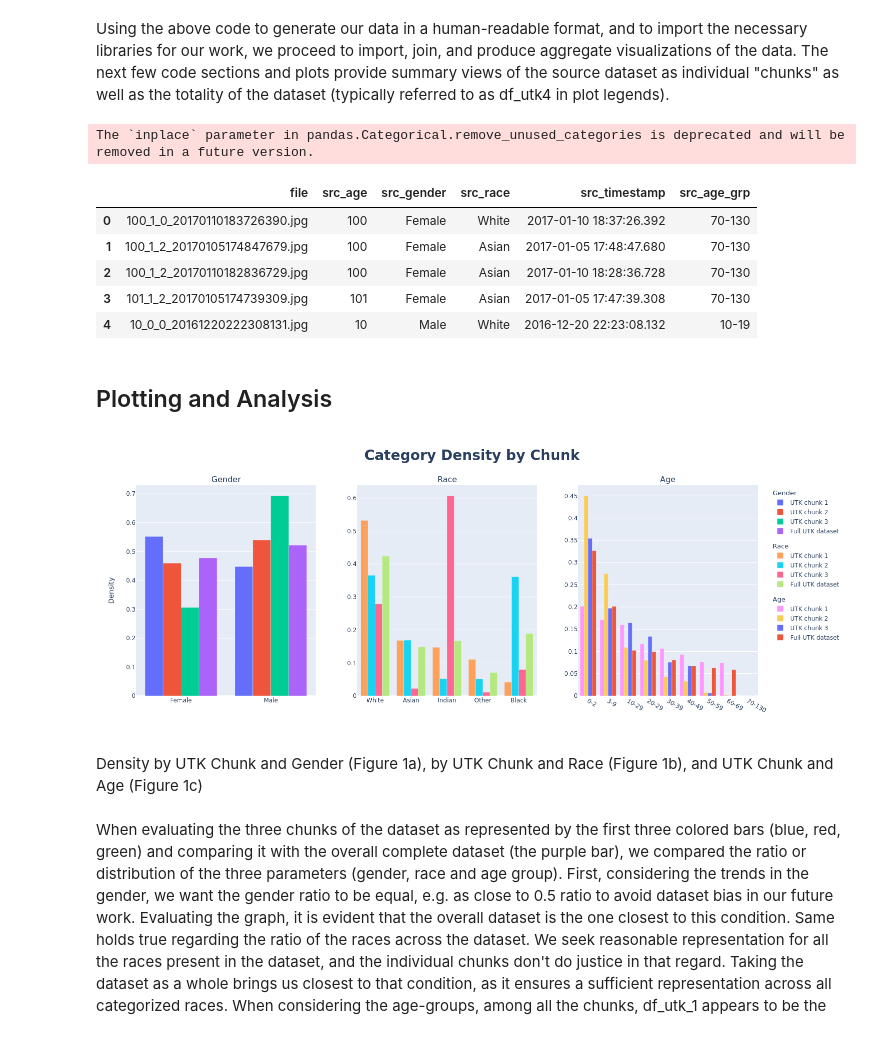
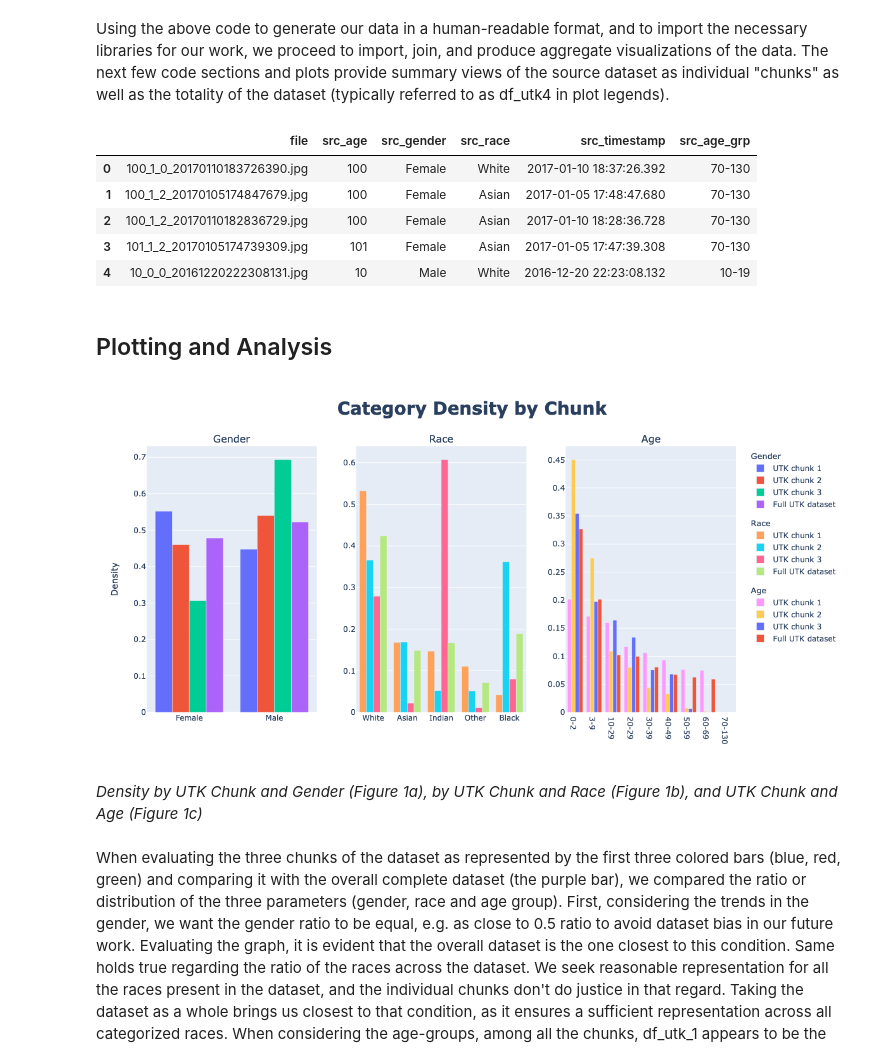
Before and after one commit to CUBoulder-DS/5301-5000-Final-Report, a Jupyter notebook: 5301_Final_Report.ipynb, the cells around one changed output. Cells and saved outputs as stored; diff of their text form; code cells hidden in the pictures.

Commit message:
More final version DTSC 5301 report

```diff
--- a/5301_Final_Report.ipynb
+++ b/5301_Final_Report.ipynb
@@ -142,8 +140,8 @@ for df in [df_utk_1, df_utk_2, df_utk_3]:
     # Remove rows with invalid data
     df.drop(df[(df["src_gender"] == "0") | (df["src_race"] == "0")].index, inplace=True)
     # Re-categorize the categories since the invalid "0" was removed
-    df["src_gender"].cat.remove_unused_categories(inplace=True)
-    df["src_race"].cat.remove_unused_categories(inplace=True)
+    df["src_gender"] = df["src_gender"].cat.remove_unused_categories()
+    df["src_race"] = df["src_race"].cat.remove_unused_categories()
 
 # Unified df
 df_utk = pd.concat([df_utk_1, df_utk_2, df_utk_3], ignore_index=True)
@@ -151,7 +149,6 @@ df_utk = pd.concat([df_utk_1, df_utk_2, df_utk_3], ignore_index=True)
 df_utk[["src_gender", "src_race"]] = df_utk[["src_gender", "src_race"]].astype("category")
 df_utk.head()
 # %% [output]
-The `inplace` parameter in pandas.Categorical.remove_unused_categories is deprecated and will be removed in a future version.
 |  | file | src_age | src_gender | src_race | src_timestamp | src_age_grp |
 | 0 | 100_1_0_20170110183726390.jpg | 100 | Female | White | 2017-01-10 18:37:26.392 | 70-130 |
 | 1 | 100_1_2_20170105174847679.jpg | 100 | Female | Asian | 2017-01-05 17:48:47.680 | 70-130 |
@@ -176,37 +173,37 @@ for i, df in enumerate([df_utk_1, df_utk_2, df_utk_3, df_utk]):
             legendgroup="Gender",legendgrouptitle=go.bar.Legendgrouptitle(text="Gender"), #PC - added to group legends
             x=list(df["src_gender"].value_counts().index),
             y=list(df["src_gender"].value_counts(normalize=True)),
             name=('UTK chunk '+str(i+1)) if i < 3 else "Full UTK dataset"
         ), row= 1, col = 1
     )
 for i, df in enumerate([df_utk_1, df_utk_2, df_utk_3, df_utk]):
     fig.append_trace(
         go.Bar(
             legendgroup="Race",legendgrouptitle=go.bar.Legendgrouptitle(text="Race"),
             x=list(df["src_race"].value_counts().index),
             y=list(df["src_race"].value_counts(normalize=True)),
             name=('UTK chunk '+str(i+1)) if i < 3 else "Full UTK dataset"
         ), row = 1, col = 2
     )
 for i, df in enumerate([df_utk_1, df_utk_2, df_utk_3, df_utk]):
     fig.append_trace(
         go.Bar(
             legendgroup="Age",legendgrouptitle=go.bar.Legendgrouptitle(text="Age"),
             x=(df["src_age_grp"].value_counts().index.sort_values()), #updated to sort on categorical levels
             y=(df["src_age_grp"].value_counts(normalize=True)),
             name=('UTK chunk '+str(i+1)) if i < 3 else "Full UTK dataset"
         ), row = 1, col = 3
     )
-fig.update_layout(height=600, width=1500,
+fig.update_layout(height=600,
                     title_text="<b>Category Density by Chunk<b>",
                     title_font_size= 28, title_x = 0.5,
                     yaxis_title = "Density"
                 ) #did this to change plot width
 fig.show()
 # %% [output]
-[figure, old version]
+[figure, new version]
 # %% [markdown]
-Density by UTK Chunk and Gender (Figure 1a), by UTK Chunk and Race (Figure 1b), and UTK Chunk and Age (Figure 1c)
+*Density by UTK Chunk and Gender (Figure 1a), by UTK Chunk and Race (Figure 1b), and UTK Chunk and Age (Figure 1c)*
 # %% [markdown]
 When evaluating the three chunks of the dataset as represented by the first three colored bars (blue, red, green) and comparing it with the overall complete dataset (the purple bar), we compared the ratio or distribution of the three parameters (gender, race and age group). First, considering the trends in the gender, we want the gender ratio to be equal, e.g. as close to 0.5 ratio to avoid dataset bias in our future work. Evaluating the graph, it is evident that the overall dataset is the one closest to this condition. Same holds true regarding the ratio of the races across the dataset. We seek reasonable representation for all the races present in the dataset, and the individual chunks don't do justice in that regard. Taking the dataset as a whole brings us closest to that condition, as it ensures a sufficient representation across all categorized races. When considering the age-groups, among all the chunks, df_utk_1 appears to be the most evenly distributed dataset for the age group. (df_utk_3 chunk has the most resemblance to the total dataset out of all the three chunks in terms of the ratio of age groups excluding 0-2, 3-9 and 10-19).
 # %% [markdown]
```
Also changed, not shown: parts of 13 cells of this notebook, 1 other file.
